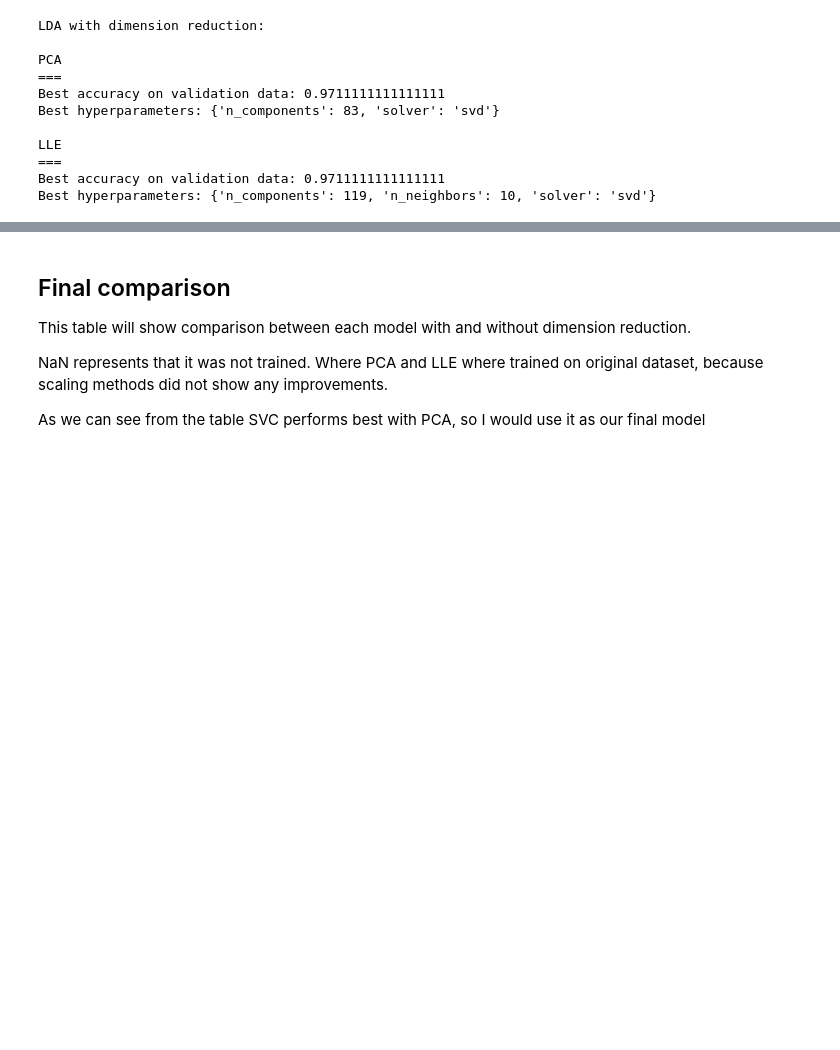
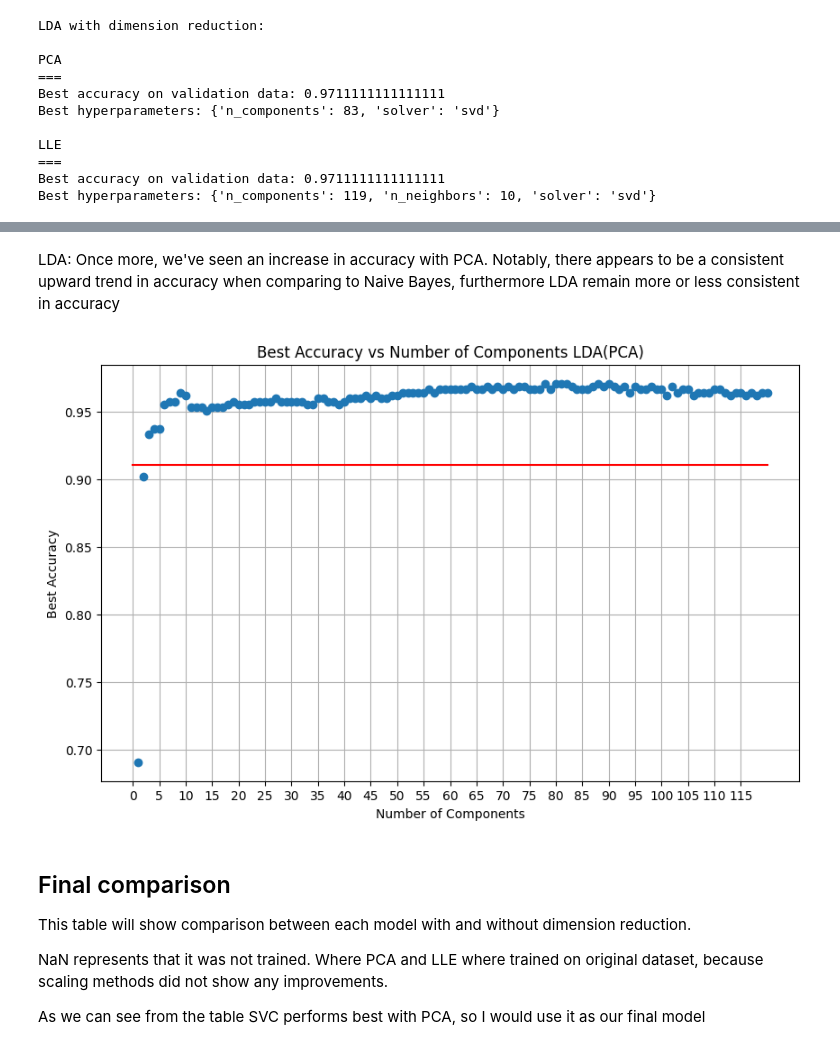
Before and after one commit to xsenyaaax/bi-ml2-2024, a Jupyter notebook: HW01/homework_01_B232.ipynb, the cells around one changed output, grey strips where cells are left out. Cells and saved outputs as stored; diff of their text form; code cells hidden in the pictures; blank space fills up the shorter version.

```diff
--- a/HW01/homework_01_B232.ipynb
+++ b/HW01/homework_01_B232.ipynb
@@ -767,3 +798,17 @@ Best hyperparameters: {'n_components': 119, 'n_neighbors': 10, 'solver': 'svd'}
+# %% [markdown]
+LDA: Once more, we've seen an increase in accuracy with PCA. Notably, there appears to be a consistent upward trend in accuracy when comparing to Naive Bayes, furthermore LDA remain more or less consistent in accuracy
+# %%
+plt.figure(figsize=(10, 6))
+plt.plot(components_lda, accuracies_lda, marker='o', linestyle='', label='Naive Bayes')
+plt.title('Best Accuracy vs Number of Components LDA(PCA)')
+plt.xlabel('Number of Components')
+plt.ylabel('Best Accuracy')
+plt.grid(True)
+plt.xticks(range(0, 120, 5))
+plt.plot([0, 120], [best_accuracy_lda_orig, best_accuracy_lda_orig],'red')
+plt.show()
+# %% [output]
+[figure, added]
 # %% [markdown]
 ## Final comparison
 
```
Also changed, not shown: parts of 9 cells of this notebook.
